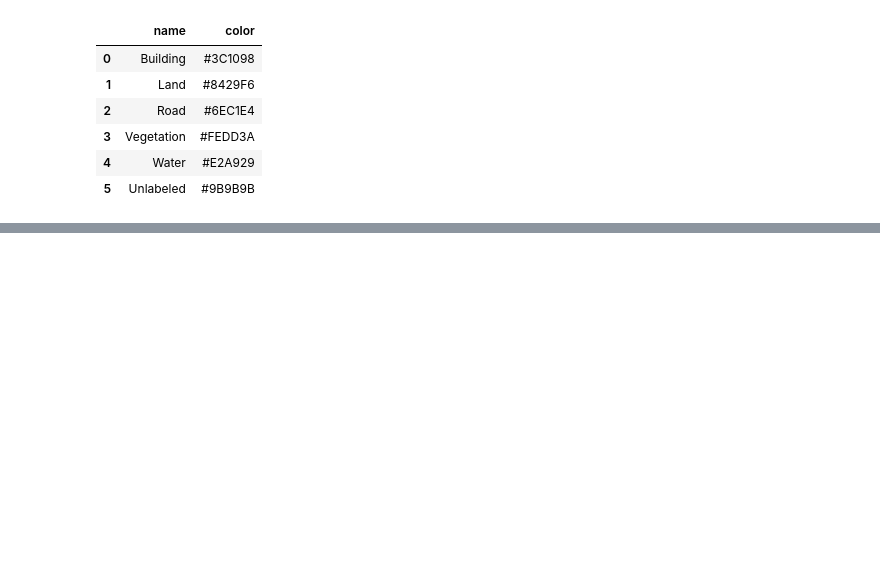
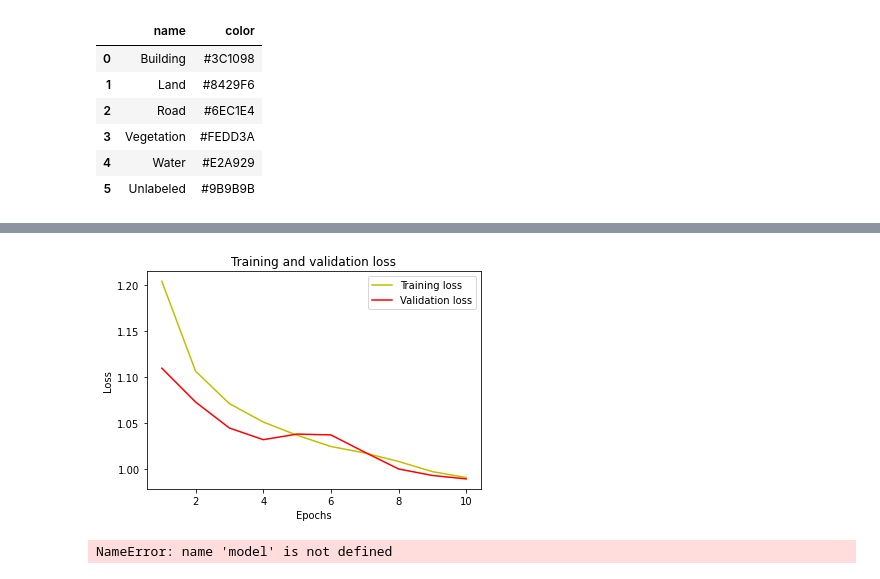
Before and after one commit to nassimaliou/unet_satelite_image_segmentation, a Jupyter notebook: satelite_image_segmentation.ipynb, the cells around one changed output, grey strips where cells are left out. Saved outputs shown, nothing was run; the diff lists cells and outputs as text; code cells hidden in the pictures; blank space fills up the shorter version.

Commit message:
unet model structure and model training

```diff
--- a/satelite_image_segmentation.ipynb
+++ b/satelite_image_segmentation.ipynb
@@ -167,0 +135,6 @@ plt.show()
+# %%
+weights = [0.1666, 0.1666, 0.1666, 0.1666, 0.1666, 0.1666]
+# %%
+dice_loss = sm.losses.DiceLoss(class_weights=weights)
+focal_loss = sm.losses.CategoricalFocalLoss()
+total_loss = dice_loss + (5 * focal_loss)
@@ -167,0 +202,13 @@ plt.show()
+# %%
+model = unet_model(n_classes, X_train.shape[1], X_train.shape[2], X_train.shape[3])
+model.compile(optimizer='adam', loss=total_loss, metrics='accuracy')
+model.summary()
+# %%
+history = model.fit(
+    X_train,
+    y_train,
+    epochs = 10,
+    verbose = 2,
+    validation_data=(X_test, y_test),
+    shuffle = False
+)
@@ -167,0 +236,19 @@ plt.show()
+# %%
+loss = history.history['loss']
+val_loss = history.history['val_loss']
+epochs = range(1, len(loss) + 1)
+plt.plot(epochs, loss, 'y', label='Training loss')
+plt.plot(epochs, val_loss, 'r', label='Validation loss')
+plt.title('Training and validation loss')
+plt.xlabel('Epochs')
+plt.ylabel('Loss')
+plt.legend()
+plt.show()
+# %% [output]
+[figure, added]
+# %%
+y_pred=model.predict(image_dataset[33])
+y_pred_argmax=np.argmax(y_pred, axis=3)
+y_test_argmax=np.argmax(y_test, axis=3)
+# %% [output]
+NameError: name 'model' is not defined
```
Also changed, not shown: parts of 20 cells of this notebook.
